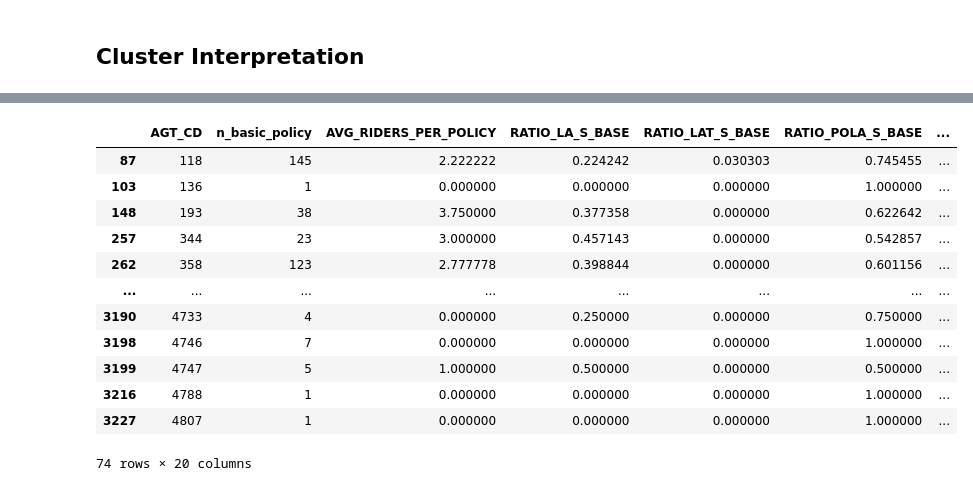
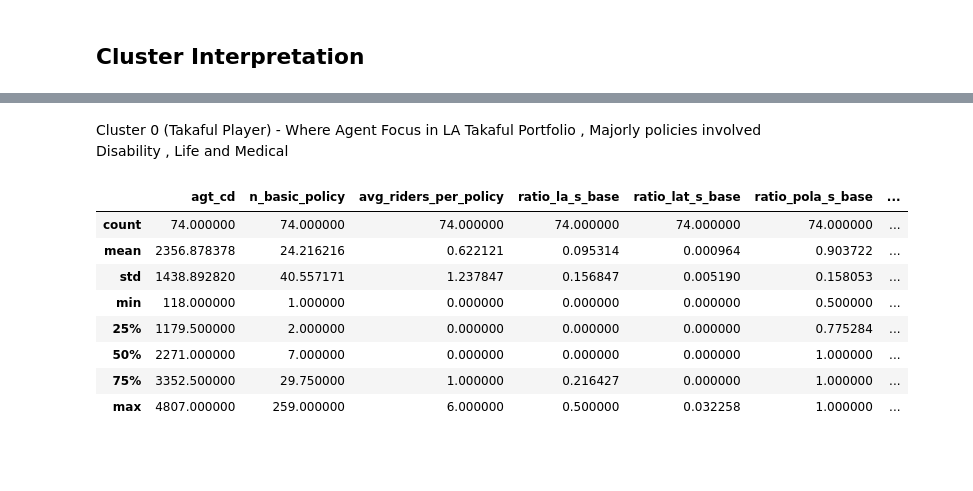
Before and after one commit to adleefuad/ds-assesment, a Jupyter notebook: analysis.ipynb, the cells around one changed output, grey strips where cells are left out. Cells and saved outputs as stored; diff of their text form; code cells hidden in the pictures; blank space fills up the shorter version.

```diff
--- a/analysis.ipynb
+++ b/analysis.ipynb
@@ -490,7 +482,6 @@ def create_complete_monthly_series(agent_data):
         'policies_sold': 0  # Default 0
     })
 
-    # Fill in with the existing data
     for _, row in agent_data.iterrows():
         complete_df.loc[complete_df['month'] == row['month'], 'policies_sold'] = row['policies_sold']
 
@@ -503,12 +494,11 @@ for agent_cd in monthly_sales['AGT_CD'].unique():
     complete_monthly_data.append(complete_data)
 
 complete_monthly_df = pd.concat(complete_monthly_data, ignore_index=True)
-# Now calculate statistics including zero months
 agent_stats_complete = complete_monthly_df.groupby('AGT_CD')['policies_sold'].agg([
     'mean', 'median', 'var', 'std'
 ]).round(3)
 
-agent_stats_complete.columns = ['monthly_avg_complete', 'monthly_median_complete',
-                               'monthly_var_complete', 'monthly_std_complete']
+agent_stats_complete.columns = ['monthly_avg_sold', 'monthly_median_sold',
+                               'monthly_var_sold', 'monthly_std_sold']
 agent_stats_complete
 # %% [output]
@@ -571,7 +550,7 @@ agent_stats_complete.reset_index()
 df_train = pd.merge(agent_group_basic,avg_riders_per_agent, how='left', on='AGT_CD')
 df_train = pd.merge(df_train, portfolio_ratio, how='left', on='AGT_CD')
 df_train = pd.merge(df_train, main_need_ratio, how='left', on='AGT_CD')
-df_train = pd.merge(df_train, agent_stats_complete[['monthly_median_complete','monthly_std_complete']], how='left', on='AGT_CD')
+df_train = pd.merge(df_train, agent_stats_complete[['monthly_median_sold','monthly_std_sold']], how='left', on='AGT_CD')
 df_train = pd.merge(df_train, agent_tenure[['AGT_CD','tenure_years']], how='left', on='AGT_CD')
 df_train
 # %% [output]
@@ -662,3 +621,7 @@ memory usage: 479.7 KB
+# %%
+#standardize all columns name to lower letter
+for col in df_train.columns:
+    df_train.rename(columns={col: col.lower()}, inplace=True)
 # %%
 #Lets use Standard Scaler as we are going to use KNN clustering
 scaler = StandardScaler()
@@ -867,16 +835,14 @@ Name: count, dtype: int64
+# %% [markdown]
+Cluster 0 (Takaful Player) - Where Agent Focus in LA Takaful Portfolio , Majorly policies involved Disability , Life and Medical
 # %%
-df_train[df_train['cluster']==1]
+df_train[df_train['cluster']==1].describe()
 # %% [output]
-|  | AGT_CD | n_basic_policy | AVG_RIDERS_PER_POLICY | RATIO_LA_S_BASE | RATIO_LAT_S_BASE | RATIO_POLA_S_BASE | ... |
-| 87 | 118 | 145 | 2.222222 | 0.224242 | 0.030303 | 0.745455 | ... |
-| 103 | 136 | 1 | 0.000000 | 0.000000 | 0.000000 | 1.000000 | ... |
-| 148 | 193 | 38 | 3.750000 | 0.377358 | 0.000000 | 0.622642 | ... |
-| 257 | 344 | 23 | 3.000000 | 0.457143 | 0.000000 | 0.542857 | ... |
-| 262 | 358 | 123 | 2.777778 | 0.398844 | 0.000000 | 0.601156 | ... |
-| ... | ... | ... | ... | ... | ... | ... | ... |
-| 3190 | 4733 | 4 | 0.000000 | 0.250000 | 0.000000 | 0.750000 | ... |
-| 3198 | 4746 | 7 | 0.000000 | 0.000000 | 0.000000 | 1.000000 | ... |
-| 3199 | 4747 | 5 | 1.000000 | 0.500000 | 0.000000 | 0.500000 | ... |
-| 3216 | 4788 | 1 | 0.000000 | 0.000000 | 0.000000 | 1.000000 | ... |
-| 3227 | 4807 | 1 | 0.000000 | 0.000000 | 0.000000 | 1.000000 | ... |
+|  | agt_cd | n_basic_policy | avg_riders_per_policy | ratio_la_s_base | ratio_lat_s_base | ratio_pola_s_base | ... |
+| count | 74.000000 | 74.000000 | 74.000000 | 74.000000 | 74.000000 | 74.000000 | ... |
+| mean | 2356.878378 | 24.216216 | 0.622121 | 0.095314 | 0.000964 | 0.903722 | ... |
+| std | 1438.892820 | 40.557171 | 1.237847 | 0.156847 | 0.005190 | 0.158053 | ... |
+| min | 118.000000 | 1.000000 | 0.000000 | 0.000000 | 0.000000 | 0.500000 | ... |
+| 25% | 1179.500000 | 2.000000 | 0.000000 | 0.000000 | 0.000000 | 0.775284 | ... |
+| 50% | 2271.000000 | 7.000000 | 0.000000 | 0.000000 | 0.000000 | 1.000000 | ... |
+| 75% | 3352.500000 | 29.750000 | 1.000000 | 0.216427 | 0.000000 | 1.000000 | ... |
+| max | 4807.000000 | 259.000000 | 6.000000 | 0.500000 | 0.032258 | 1.000000 | ... |
-74 rows × 20 columns
```
Also changed, not shown: parts of 21 cells of this notebook, 4 other files.
